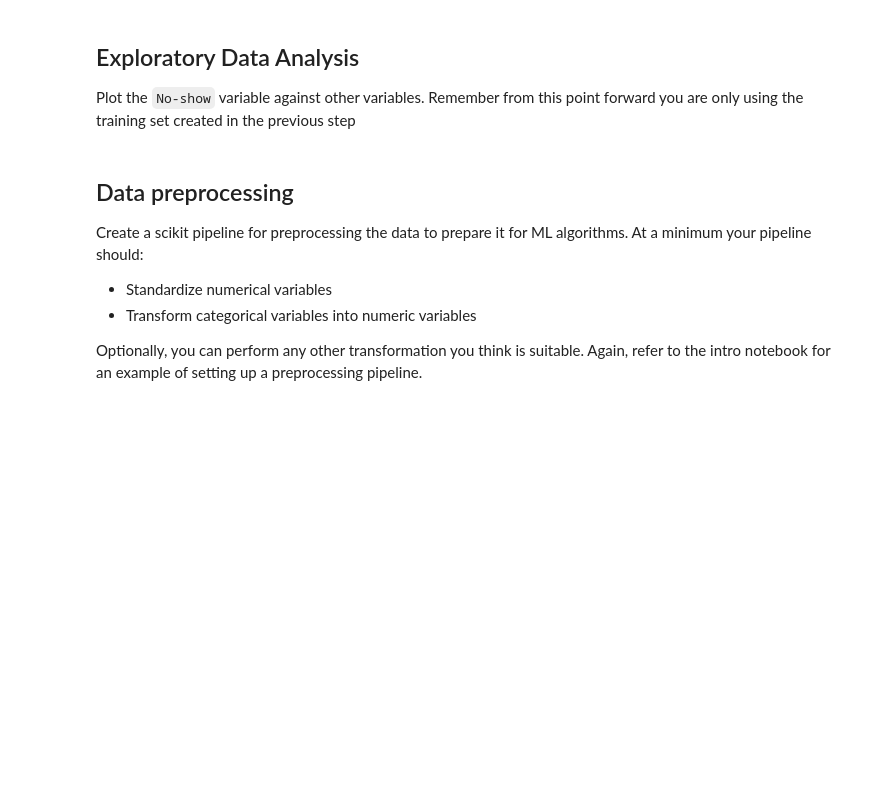
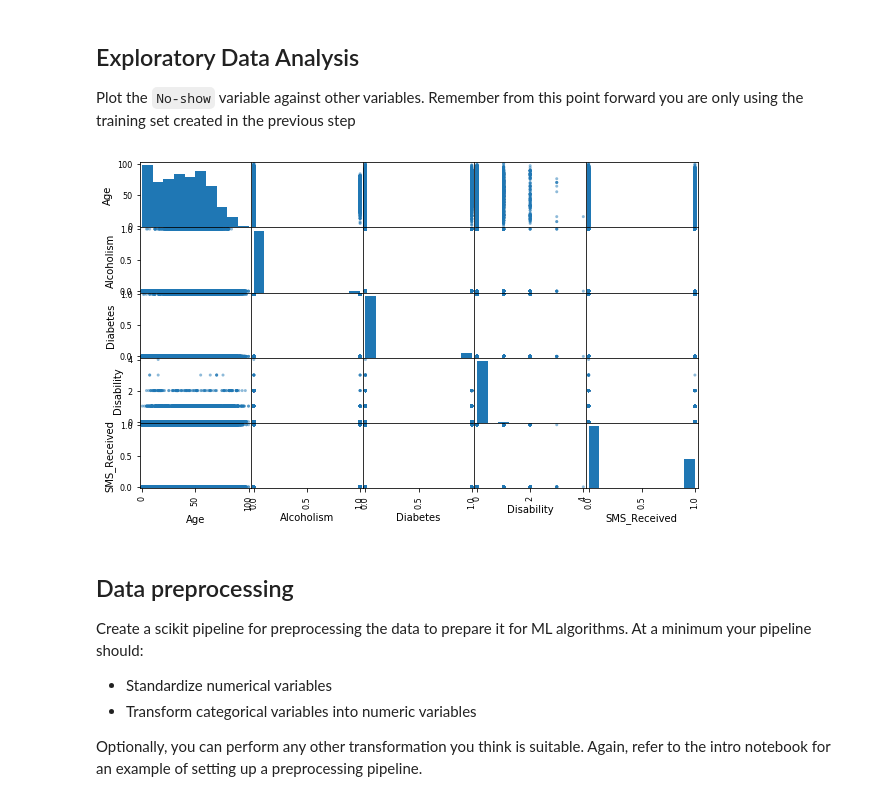
Before and after one commit to jyelle/mldm_project2, a Jupyter notebook: Project2.ipynb, the cells around one changed output. Cells and saved outputs as stored; diff of their text form; code cells hidden in the pictures; blank space fills up the shorter version.

```diff
--- a/Project2.ipynb
+++ b/Project2.ipynb
@@ -110,3 +153,37 @@ PROCESSED_DATA_DIR = 'processed_data'
+# %%
+PROCESSED_DATA_DIR = 'processed_data'
+TRAIN_FILE = PROCESSED_DATA_DIR + '/train_set.csv'
+TEST_FILE = PROCESSED_DATA_DIR + '/test_set.csv'
+
+# create test set with stratified sampling here
+# refer to the intro notebook posted in class calendar for example
+import numpy as np
+from sklearn.model_selection import StratifiedShuffleSplit
+
+split = StratifiedShuffleSplit(n_splits=1, test_size=0.2, random_state=0)
+for train_index, test_index in split.split(clean_appt_df, clean_appt_df["No_Show"]):
+    train_set = clean_appt_df.loc[train_index]
+    test_set = clean_appt_df.loc[test_index]
+
+import csv
+import os
+
+def save_train_set(processed_data_dir=PROCESSED_DATA_DIR, train_file=TRAIN_FILE):
+    if not os.path.isdir(processed_data_dir):
+        os.makedirs(processed_data_dir)
+    outfile = open(train_file, 'w+')
+    outfile.writelines(test_set)
+    outfile.close()
+
+def save_test_set(processed_data_dir=PROCESSED_DATA_DIR, test_file=TEST_FILE):
+    if not os.path.isdir(processed_data_dir):
+        os.makedirs(processed_data_dir)
+    outfile = open(test_file, 'w+')
+    outfile.writelines(test_set)
+    outfile.close()
+
+save_train_set()
+save_test_set()
 # %% [markdown]
 ## Exploratory Data Analysis
 
@@ -116,3 +191,16 @@ Plot the `No-show` variable against other variables. Remember from this point fo
+# %%
+# Make plots here!
+noshow_data = train_set.copy()
+
+corr_matrix = noshow_data.corr()
+
+from pandas.plotting import scatter_matrix
+
+attributes = ["Gender", "Age", "Alcoholism", "Diabetes", "Disability", "SMS_Received"]
+scatter_matrix(noshow_data[attributes], figsize=(10, 6))
+plt.show()
+# %% [output]
+[figure, added]
 # %% [markdown]
 ## Data preprocessing
 
```
Also changed, not shown: parts of 9 cells of this notebook.
